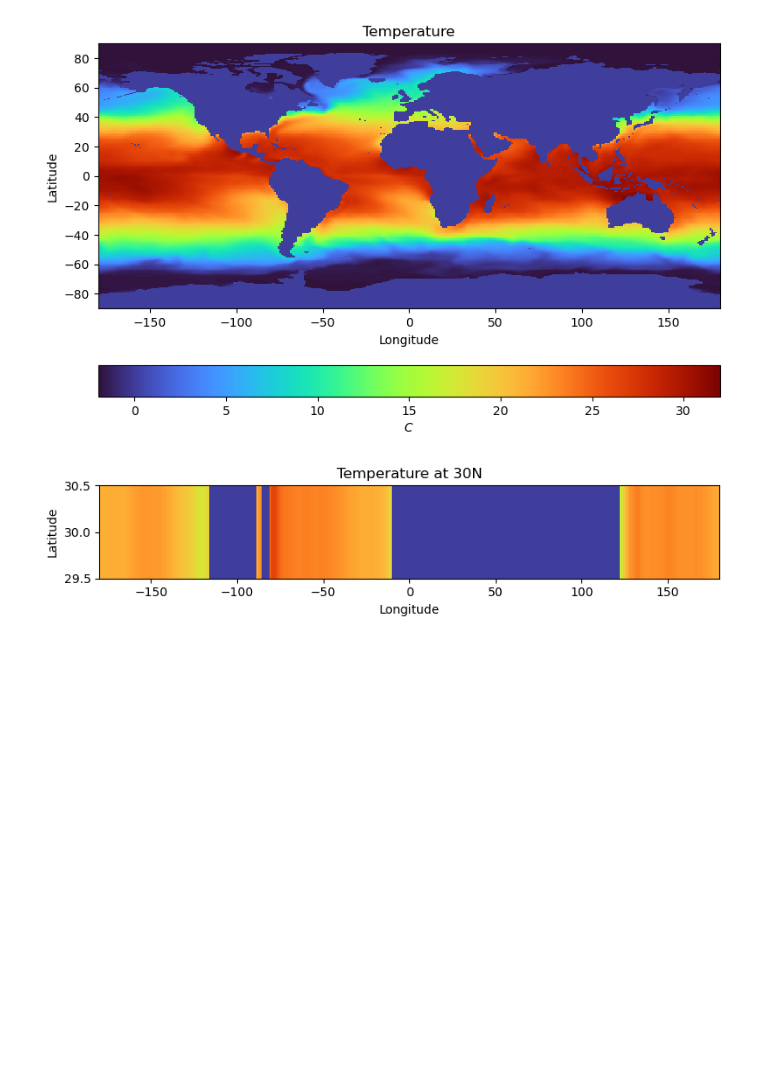
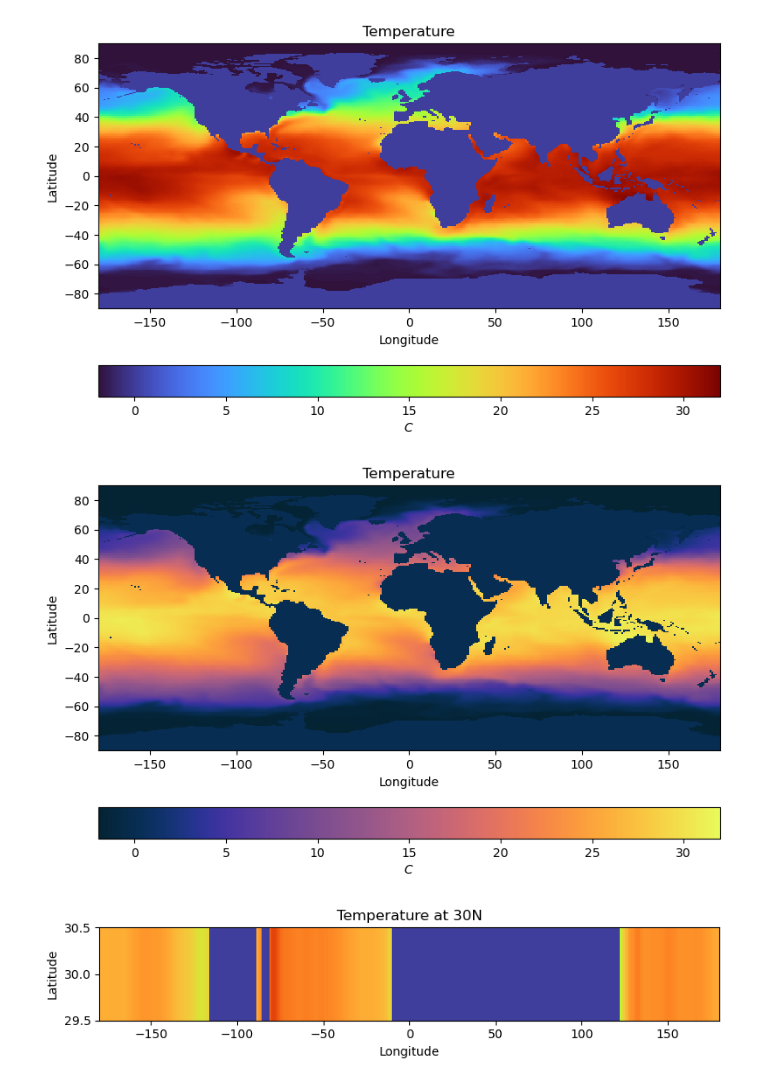
Before and after one commit to tparker1/cs185c_fall2024, a Jupyter notebook: Homework/Homework_2/HW2 US Boundary Currents.ipynb, the cells around one changed output. Saved outputs shown, nothing was run; the diff lists cells and outputs as text; code cells hidden in the pictures; blank space fills up the shorter version.

```diff
--- a/Homework/Homework_2/HW2 US Boundary Currents.ipynb
+++ b/Homework/Homework_2/HW2 US Boundary Currents.ipynb
@@ -222,6 +253,27 @@ plt.tight_layout()
 plt.show()
 # %% [output]
 [figure]
+# %%
+# make a plot of the temperature
+# set the data bounds to -2 to 32 with a
+# sensible color map to visualize the data
+
+# make a figure
+fig = plt.figure(figsize=(8,5))
+
+# make a subplot for the eastward velocity at the surface
+# plt.subplot(1,2,1)
+C = plt.pcolormesh(lon,lat,THETA[0, 0, :, :], vmin = -2, vmax=32, cmap=cm.cm.thermal)
+plt.colorbar(C, orientation='horizontal',
+             label='$C$' )
+plt.title('Temperature')
+plt.ylabel('Latitude')
+plt.xlabel('Longitude')
+
+plt.tight_layout()
+plt.show()
+# %% [output]
+[figure, added]
 # %%
 fig = plt.figure(figsize=(8,2))
 
```
Also changed, not shown: parts of 1 cell of this notebook, 12 other files.
